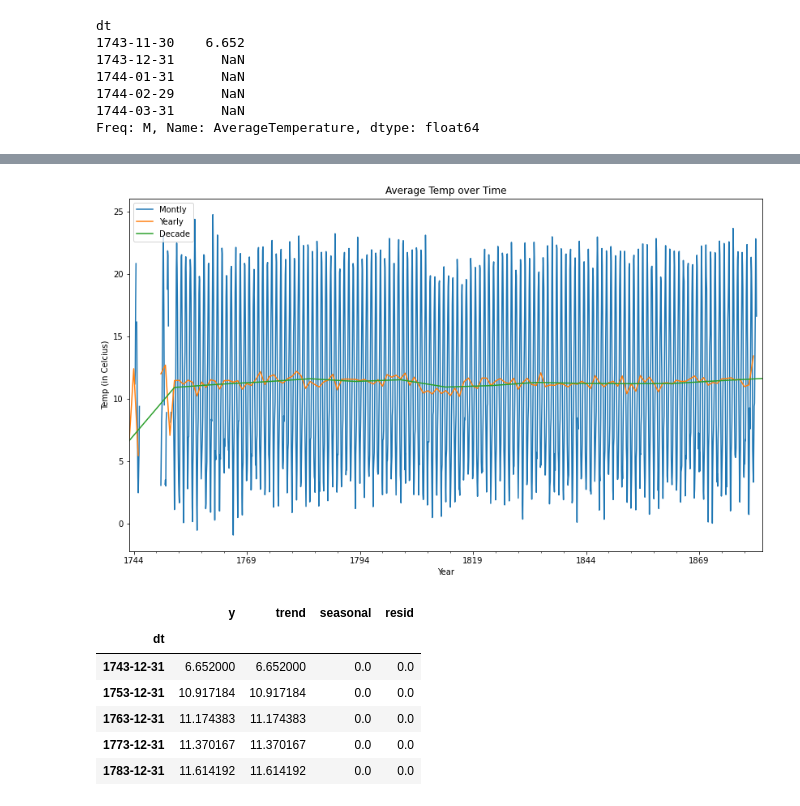
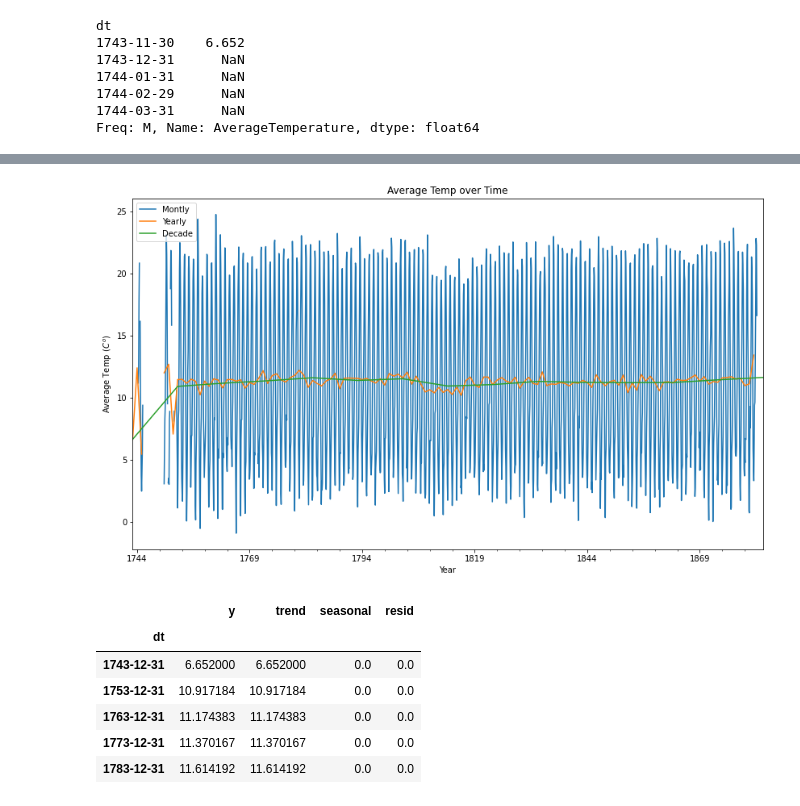
Before and after one commit to natasharivers/time-series-exercises, a Jupyter notebook: Time Series Project.ipynb, the cells around one changed output, grey strips where cells are left out. Cells and saved outputs as stored; diff of their text form; code cells hidden in the pictures.

```diff
--- a/Time Series Project.ipynb
+++ b/Time Series Project.ipynb
@@ -330,17 +331,17 @@ None
 # %%
 #look at temp over time, monthly/yearly
 plt.figure(figsize=(14, 8))
 y.resample('M').mean().plot(label='Montly')
 y.resample('Y').mean().plot(label='Yearly')
 y.resample('10Y').mean().plot(label='Decade')
 plt.title('Average Temp over Time')
 plt.xlabel('Year')
-plt.ylabel('Temp (in Celcius)')
+plt.ylabel('Average Temp ($C^o$)')
 plt.legend()
 
 None
 # %% [output]
-[figure, old version]
+[figure, new version]
 # %%
 y = train.AverageTemperature.resample('10Y').mean()
 
```
Also changed, not shown: parts of 7 cells of this notebook.
